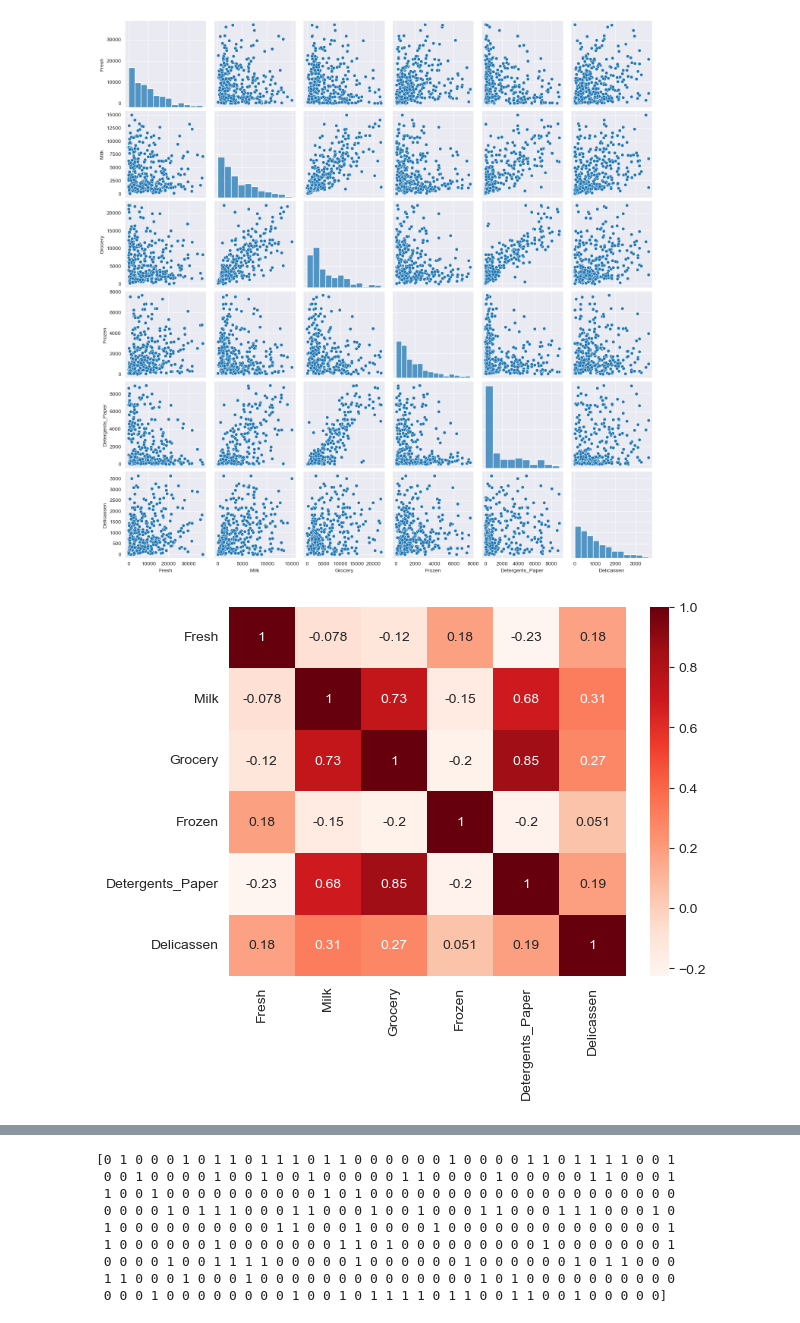
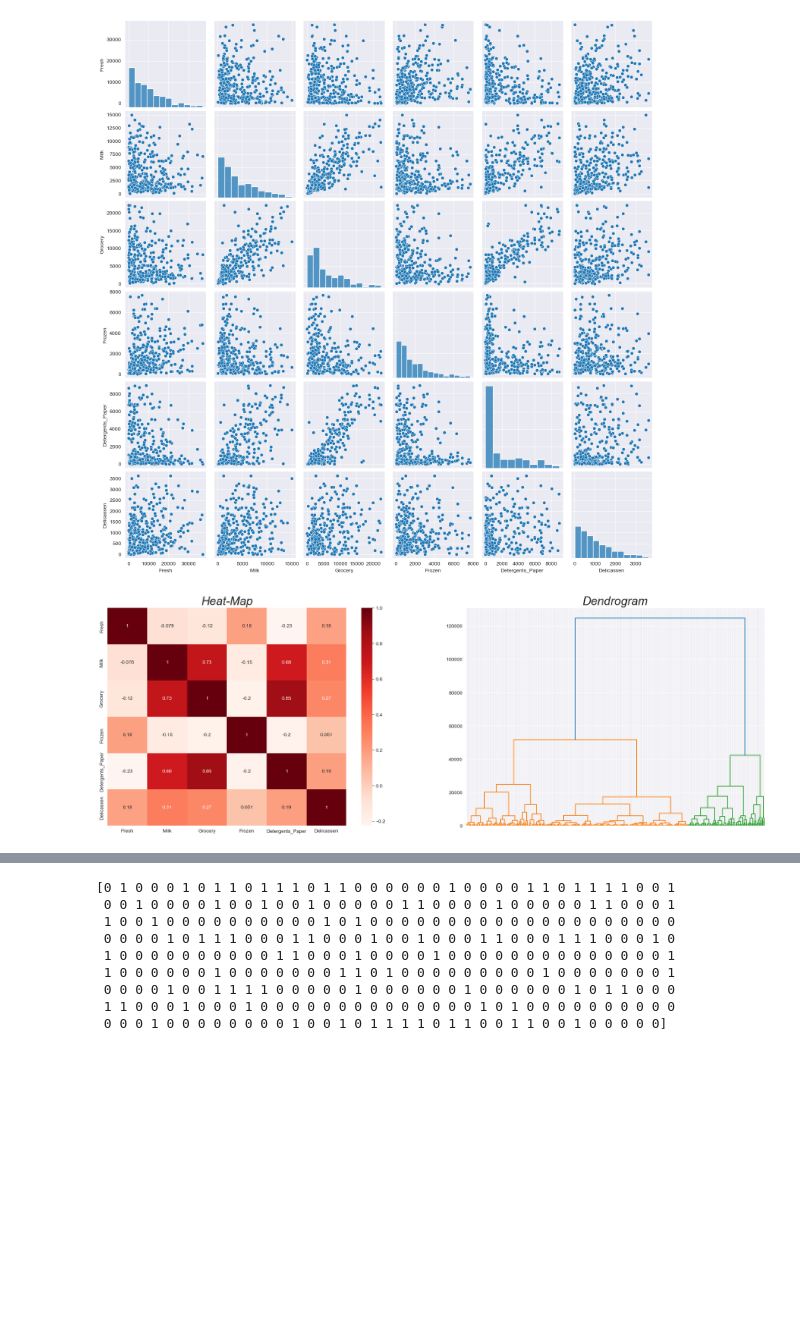
Before and after one commit to Academic-Inquisition/AI-Projekt, a Jupyter notebook: Labb 1/Labb_1_Agglomerative_Clustering.ipynb, the cells around one changed output, grey strips where cells are left out. Saved outputs shown, nothing was run; the diff lists cells and outputs as text; code cells hidden in the pictures; blank space fills up the shorter version.

```diff
--- a/Labb 1/Labb_1_Agglomerative_Clustering.ipynb
+++ b/Labb 1/Labb_1_Agglomerative_Clustering.ipynb
@@ -58,10 +58,32 @@ plt.show()
 # %% [output]
 [figure]
 # %%
+# Separate out the data for Grocery and Milk since there is a visibly linear correlation between spending on Milk and Grocery categories.
+data = normalized_customer_data[['Grocery', 'Milk']]
+# Creates a Linkage Cluster with using the Ward-method
+linked = linkage(data, 'ward')
+
+# Set up a new figure of size 24x and 8y units.
+fig, (ax1, ax2) = plt.subplots(1, 2, figsize=(24,8))
+
+# Set the title of the second plot
+ax1.set_title('Heat-Map', fontdict={'fontsize':24}, fontstyle='italic')
 # Create a heatmap to consolidate the data predictions to verify if our identified correlations are strong enough
-sns.heatmap(normalized_customer_data[["Fresh", "Milk", "Grocery", "Frozen", "Detergents_Paper", "Delicassen"]].corr(), annot=True, cmap='Reds')
-plt.show()
+sns.heatmap(ax=ax1, data=normalized_customer_data[["Fresh", "Milk", "Grocery", "Frozen", "Detergents_Paper", "Delicassen"]].corr(), annot=True, cmap='Reds')
 # With this we can confirm the linear correlation between Milk and Grocery as well as Grocery and Detergents_Paper
 # With a clearer correlation existing between Grocery and Detergents_Paper
+
+# Set the title of the second plot
+ax2.set_title('Dendrogram', fontdict={'fontsize':24}, fontstyle='italic')
+# Populates the plot figure with a dendrogram using the linkage data, using an orientation of top, in descending distance order and showing leaf count.
+dendrogram(linked,
+           orientation='top',
+           distance_sort='descending',
+           show_leaf_counts=True)
+# Disable labels
+plt.tick_params(labelbottom=False, bottom=False)
+
+# Call PyPlot.show()
+plt.show()
 # %% [output]
-[figure, old version]
+[figure, new version]
```
Also changed, not shown: parts of 2 cells of this notebook, 1 other file.
